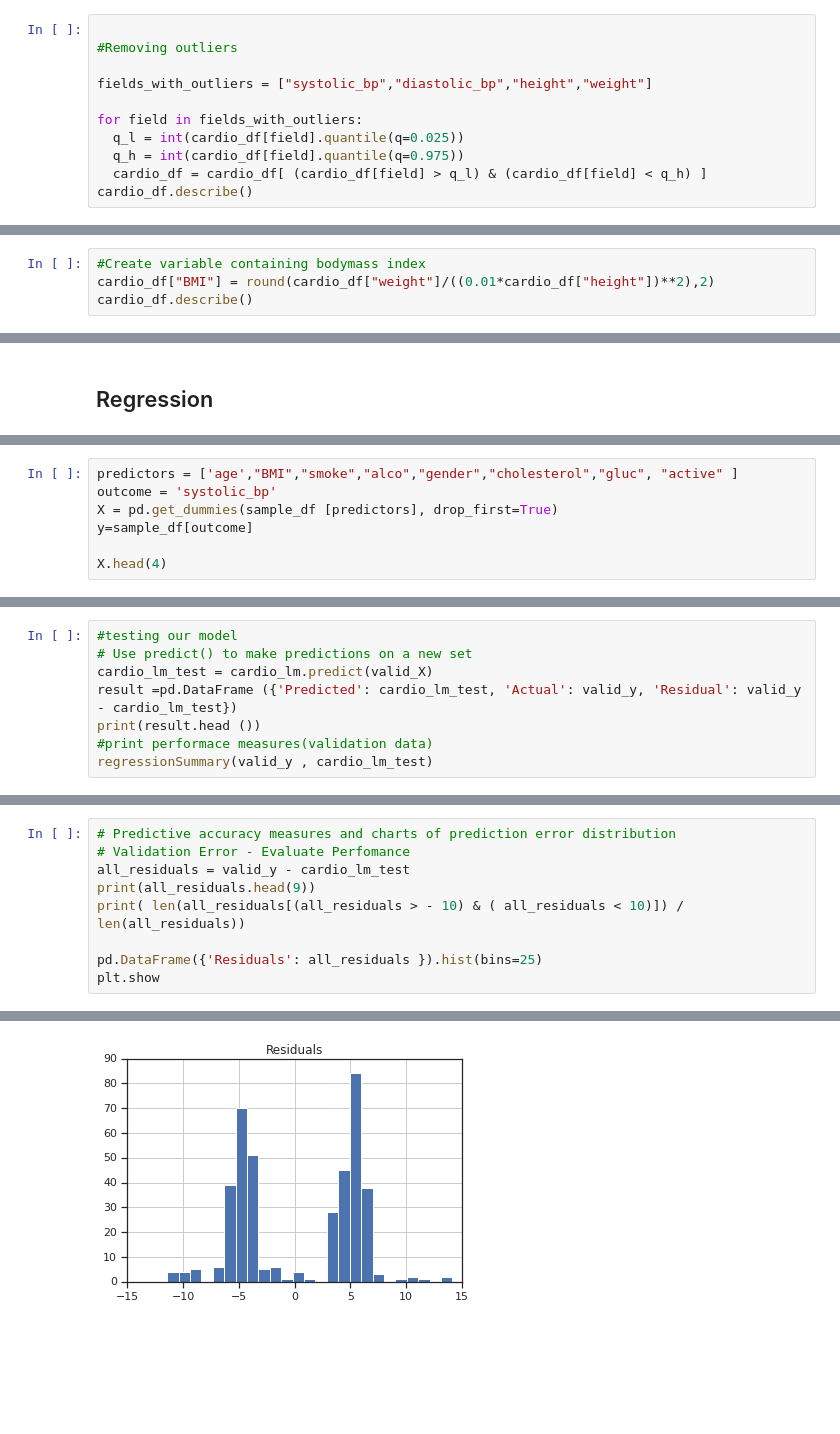
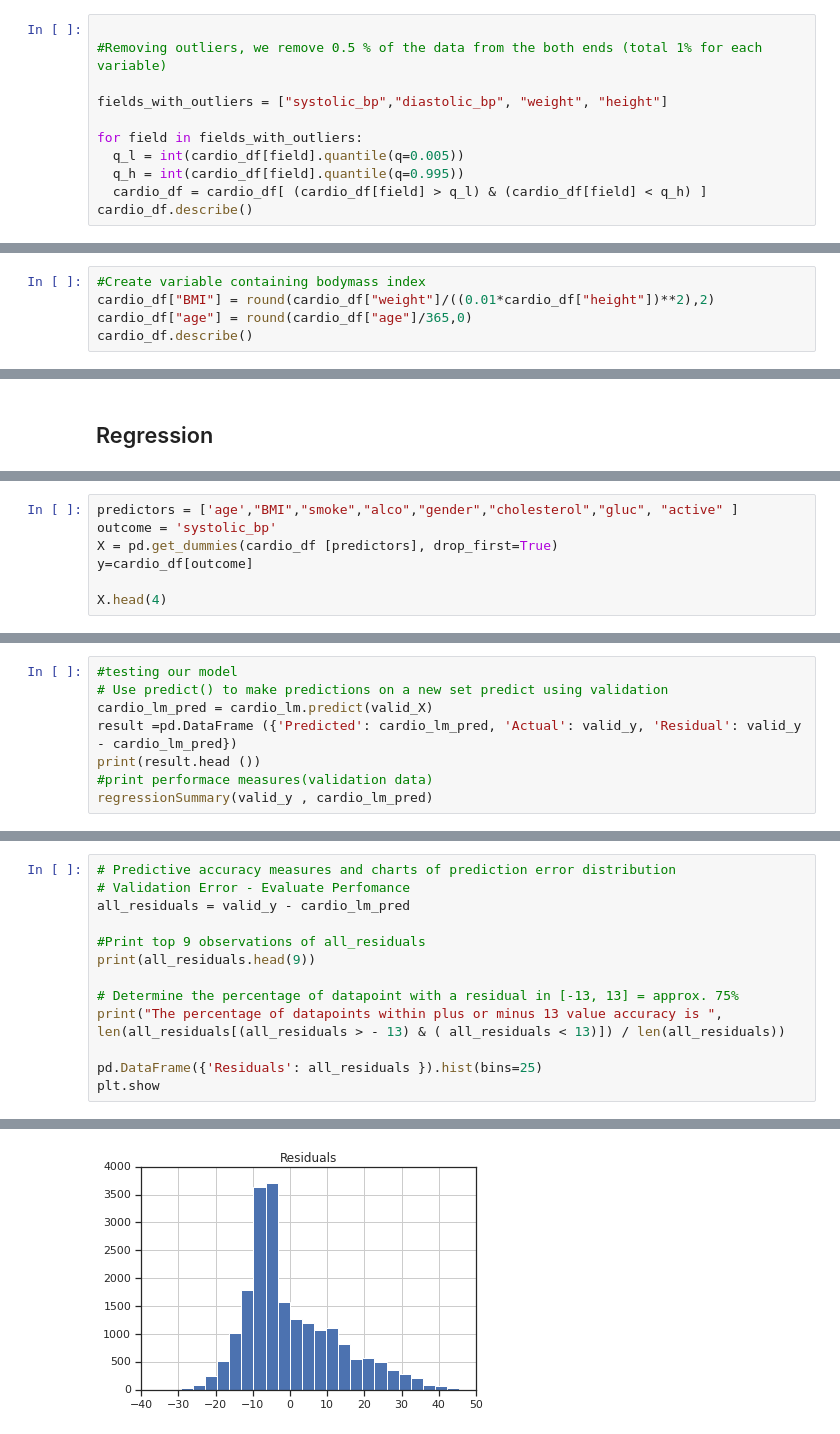
Before and after one commit to mimi-1/DataProjects, a Jupyter notebook: Cardio_regression.ipynb, the cells around one changed output, grey strips where cells are left out. Cells and saved outputs as stored; diff of their text form; blank space fills up the shorter version.

```diff
--- a/Cardio_regression.ipynb
+++ b/Cardio_regression.ipynb
@@ -132,12 +145,12 @@ cardio_df.describe()
 # %%
 
-#Removing outliers
+#Removing outliers, we remove 0.5 % of the data from the both ends (total 1% for each variable)
 
-fields_with_outliers = ["systolic_bp","diastolic_bp","height","weight"]
+fields_with_outliers = ["systolic_bp","diastolic_bp", "weight", "height"]
 
 for field in fields_with_outliers:
-  q_l = int(cardio_df[field].quantile(q=0.025))
-  q_h = int(cardio_df[field].quantile(q=0.975))
+  q_l = int(cardio_df[field].quantile(q=0.005))
+  q_h = int(cardio_df[field].quantile(q=0.995))
   cardio_df = cardio_df[ (cardio_df[field] > q_l) & (cardio_df[field] < q_h) ]
 cardio_df.describe()
 # %% [output]
@@ -180,6 +190,7 @@ Bodymass Index $BMI = \frac{Weight_{kg}}{Height_{m}^2}$
 # %%
 #Create variable containing bodymass index
 cardio_df["BMI"] = round(cardio_df["weight"]/((0.01*cardio_df["height"])**2),2)
+cardio_df["age"] = round(cardio_df["age"]/365,0)
 cardio_df.describe()
 # %% [output]
 |  | age | height | weight | systolic_bp | diastolic_bp | smoke | alco | active | cardio | BMI |
@@ -224,8 +246,8 @@ plt.show()
 # %%
 predictors = ['age',"BMI","smoke","alco","gender","cholesterol","gluc", "active" ]
 outcome = 'systolic_bp'
-X = pd.get_dummies(sample_df [predictors], drop_first=True)
-y=sample_df[outcome]
+X = pd.get_dummies(cardio_df [predictors], drop_first=True)
+y=cardio_df[outcome]
 
 X.head(4)
 # %% [output]
@@ -273,9 +307,9 @@ with age systolic blood pressure is decreasing(slightly). Should we try to conve
 # %%
 #testing our model
-# Use predict() to make predictions on a new set
-cardio_lm_test = cardio_lm.predict(valid_X)
-result =pd.DataFrame ({'Predicted': cardio_lm_test, 'Actual': valid_y, 'Residual': valid_y - cardio_lm_test})
+# Use predict() to make predictions on a new set predict using validation
+cardio_lm_pred = cardio_lm.predict(valid_X)
+result =pd.DataFrame ({'Predicted': cardio_lm_pred, 'Actual': valid_y, 'Residual': valid_y - cardio_lm_pred})
 print(result.head ())
 #print performace measures(validation data)
-regressionSummary(valid_y , cardio_lm_test)
+regressionSummary(valid_y , cardio_lm_pred)
 # %% [output]
@@ -299,9 +339,13 @@ Mean Absolute Percentage Error (MAPE) : 3.7795
 # %%
 # Predictive accuracy measures and charts of prediction error distribution
 # Validation Error - Evaluate Perfomance
-all_residuals = valid_y - cardio_lm_test
+all_residuals = valid_y - cardio_lm_pred
+
+#Print top 9 observations of all_residuals
 print(all_residuals.head(9))
-print( len(all_residuals[(all_residuals > - 10) & ( all_residuals < 10)]) / len(all_residuals))
+
+# Determine the percentage of datapoint with a residual in [-13, 13] = approx. 75%
+print("The percentage of datapoints within plus or minus 13 value accuracy is ", len(all_residuals[(all_residuals > - 13) & ( all_residuals < 13)]) / len(all_residuals))
 
 pd.DataFrame({'Residuals': all_residuals }).hist(bins=25)
 plt.show
@@ -321,2 +365,2 @@ Name: systolic_bp, dtype: float64
 <function matplotlib.pyplot.show(close=None, block=None)>
-[figure, old version]
+[figure, new version]
```
Also changed, not shown: parts of 49 cells of this notebook.
